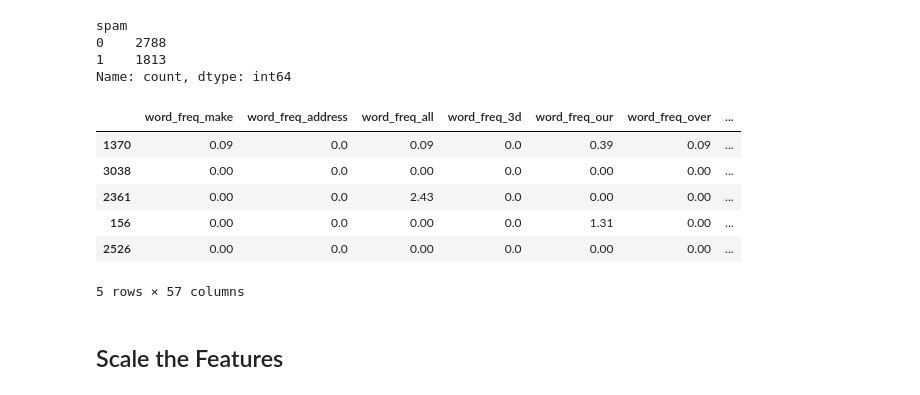
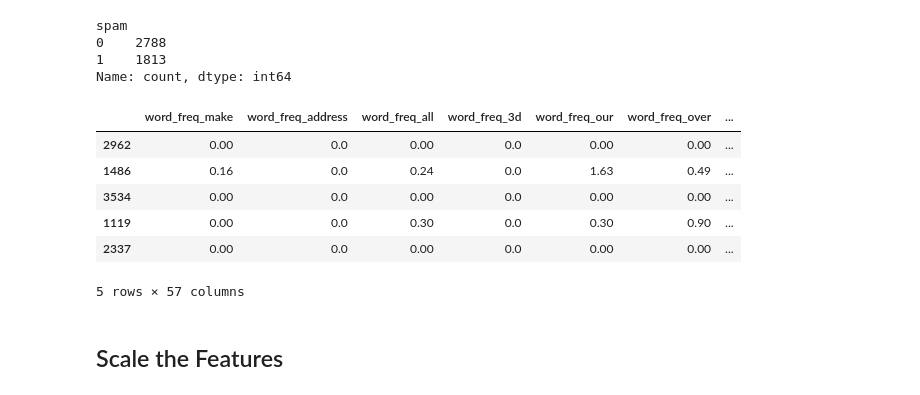
Before and after one commit to mcalabrese98/classification-challenge, a Jupyter notebook: spam_detector.ipynb, the cells around one changed output. Drawn from its saved outputs; the diff is of its cells as text; code cells hidden in the pictures.

```diff
--- a/spam_detector.ipynb
+++ b/spam_detector.ipynb
@@ -63,15 +63,15 @@ spam
 Name: count, dtype: int64
 # %%
 # Split the data into X_train, X_test, y_train, y_test
-X_train, X_test, y_train, y_test = train_test_split(X, y, test_size=.2, random_state=42)
+X_train, X_test, y_train, y_test = train_test_split(X, y)
 X_train.head(5)
 # %% [output]
 |  | word_freq_make | word_freq_address | word_freq_all | word_freq_3d | word_freq_our | word_freq_over | ... |
-| 1370 | 0.09 | 0.0 | 0.09 | 0.0 | 0.39 | 0.09 | ... |
-| 3038 | 0.00 | 0.0 | 0.00 | 0.0 | 0.00 | 0.00 | ... |
-| 2361 | 0.00 | 0.0 | 2.43 | 0.0 | 0.00 | 0.00 | ... |
-| 156 | 0.00 | 0.0 | 0.00 | 0.0 | 1.31 | 0.00 | ... |
-| 2526 | 0.00 | 0.0 | 0.00 | 0.0 | 0.00 | 0.00 | ... |
+| 2962 | 0.00 | 0.0 | 0.00 | 0.0 | 0.00 | 0.00 | ... |
+| 1486 | 0.16 | 0.0 | 0.24 | 0.0 | 1.63 | 0.49 | ... |
+| 3534 | 0.00 | 0.0 | 0.00 | 0.0 | 0.00 | 0.00 | ... |
+| 1119 | 0.00 | 0.0 | 0.30 | 0.0 | 0.30 | 0.90 | ... |
+| 2337 | 0.00 | 0.0 | 0.00 | 0.0 | 0.00 | 0.00 | ... |
 5 rows × 57 columns
 # %% [markdown]
 ## Scale the Features
```
Also changed, not shown: parts of 7 cells of this notebook.
